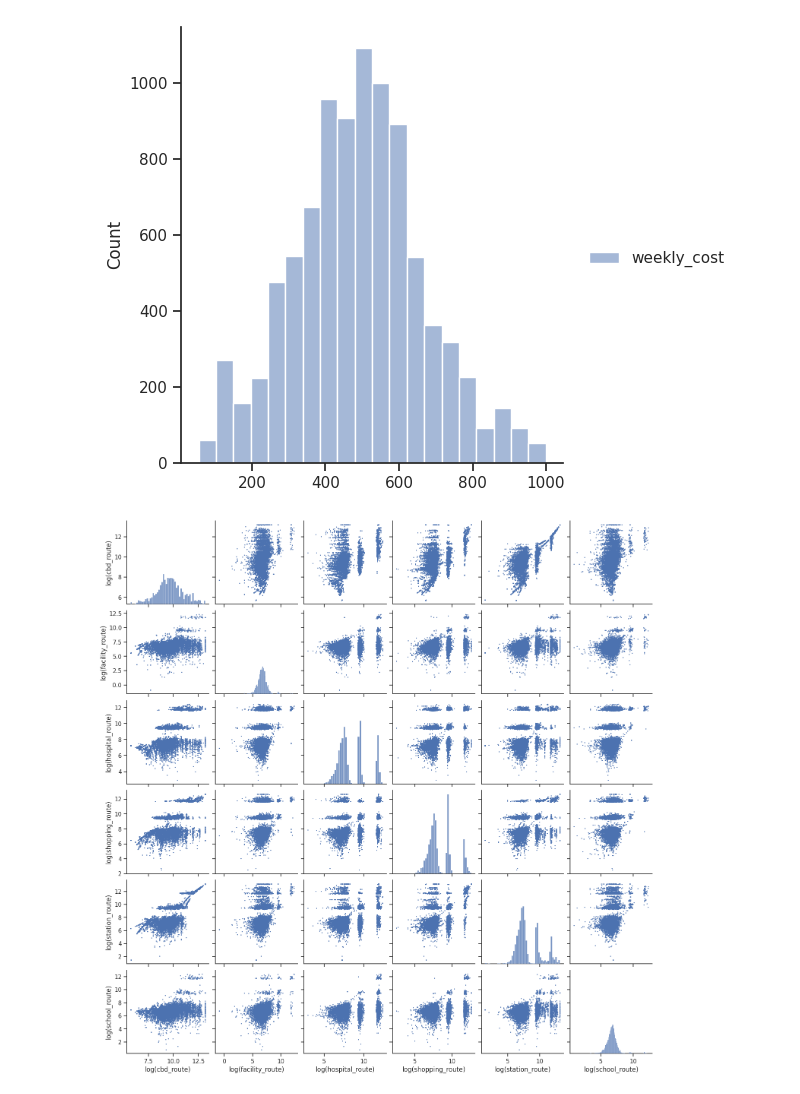
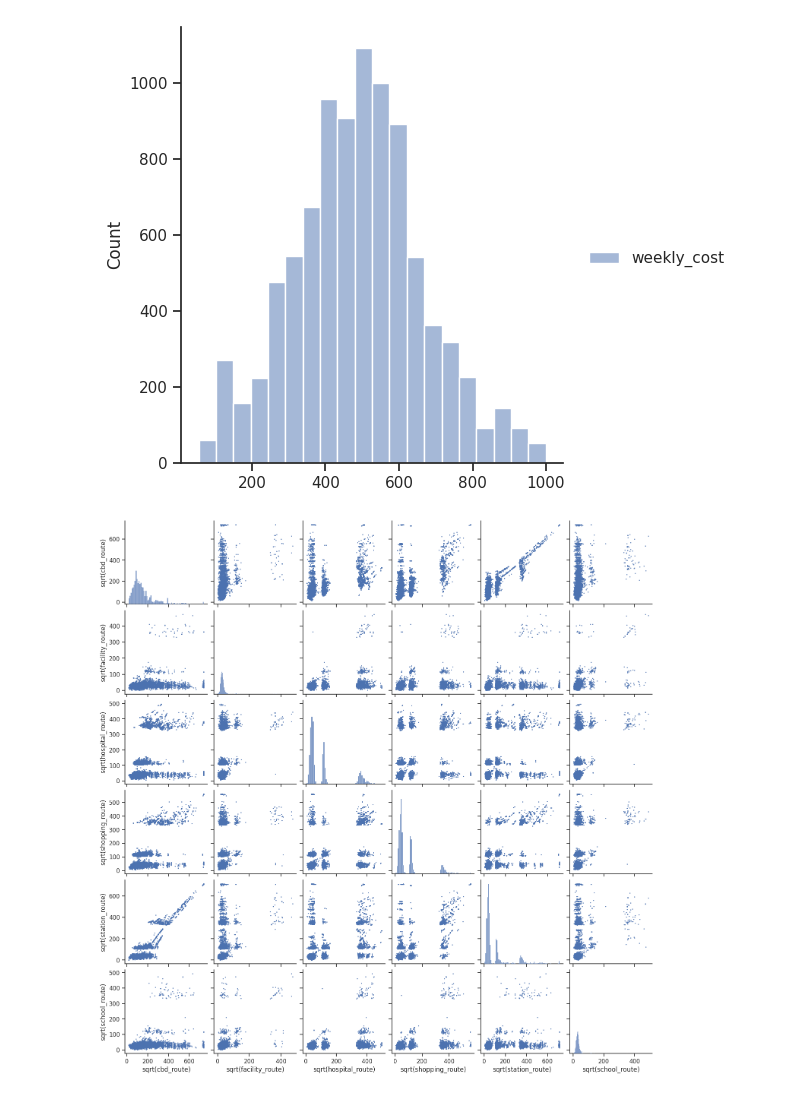
Before and after one commit to MAST30034-Applied-Data-Science/generic-real-estate-consulting-project-group-26, a Jupyter notebook: notebooks/Q1 Data Analysis.ipynb, the cells around one changed output. Cells and saved outputs as stored; diff of their text form; code cells hidden in the pictures.

```diff
--- a/notebooks/Q1 Data Analysis.ipynb
+++ b/notebooks/Q1 Data Analysis.ipynb
@@ -48,8 +55,10 @@ for c in [c for c in property_attr.columns if c in sqrt_columns]:
     property_attr[c] = np.sqrt(property_attr[c])
     property_attr.rename(columns = {c : f'sqrt({c})'}, inplace = True)
 # %%
-ax = sns.pairplot(property_attr[['log(cbd_route)','log(facility_route)','log(hospital_route)',
-                                 'log(shopping_route)', 'log(station_route)', 'log(school_route)']], plot_kws=dict(s=3, edgecolor="b"))
+# Distribution after transformation
+ax = sns.pairplot(property_attr[['sqrt(cbd_route)','sqrt(facility_route)','sqrt(hospital_route)',
+                                 'sqrt(shopping_route)', 'sqrt(station_route)', 'sqrt(school_route)']],
+                  plot_kws=dict(s=3, edgecolor="b"))
 # %% [output]
-[figure, old version]
+[figure, new version]
 # %%
```
Also changed, not shown: parts of 24 cells of this notebook, 2 other files.
